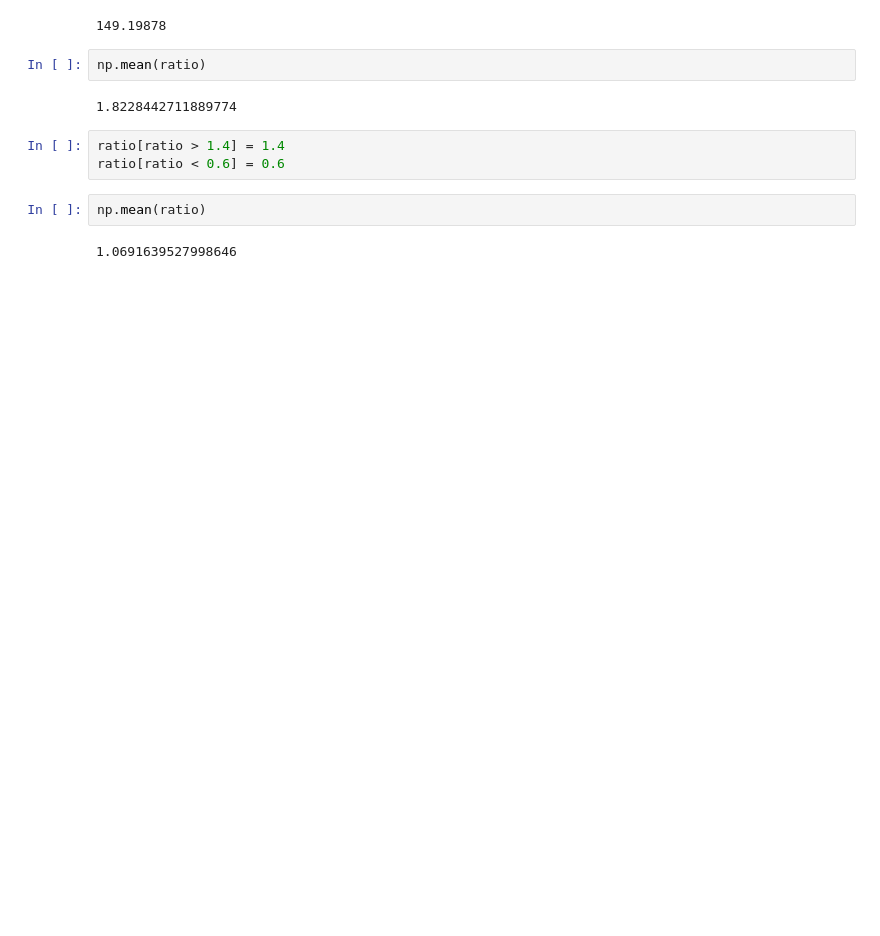
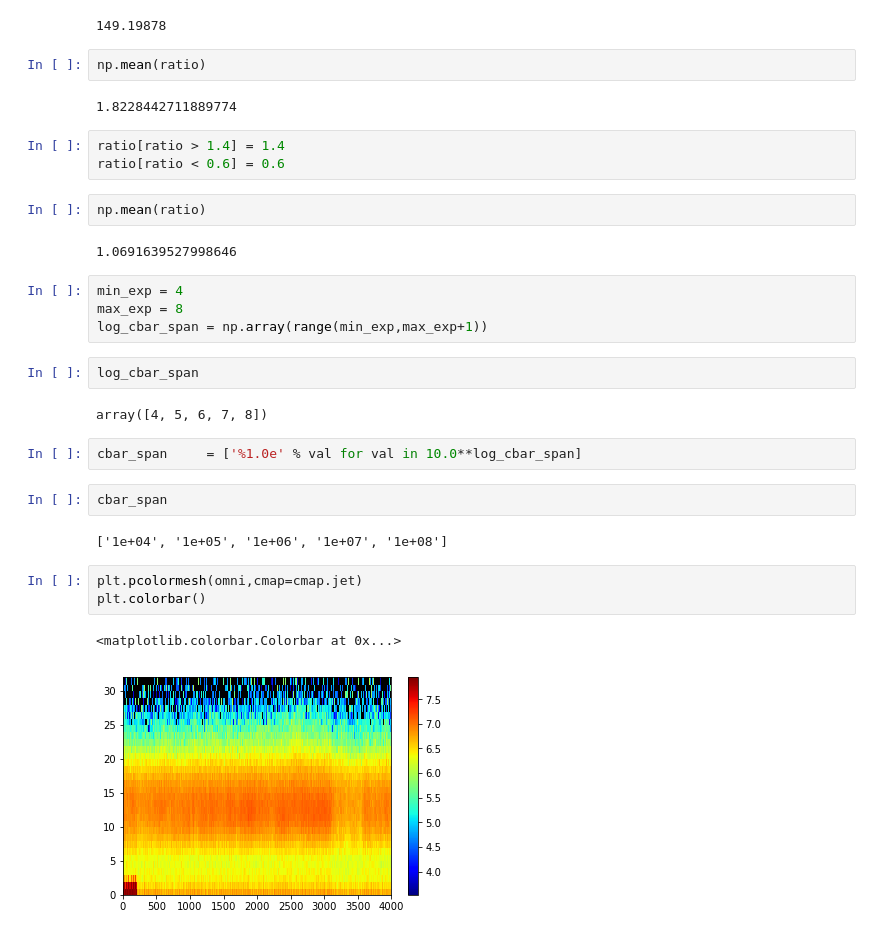
Before and after one commit to gravmath/PAD, a Jupyter notebook: Test New Framework.ipynb, the cells around one changed output. Cells and saved outputs as stored; diff of their text form; blank space fills up the shorter version.

Commit message:
More changes to grapher

```diff
--- a/Test New Framework.ipynb
+++ b/Test New Framework.ipynb
@@ -140,3 +151,23 @@ ratio[ratio < 0.6] = 0.6
 np.mean(ratio)
 # %% [output]
 1.0691639527998646
+# %%
+min_exp = 4
+max_exp = 8
+log_cbar_span = np.array(range(min_exp,max_exp+1))
+# %%
+log_cbar_span
+# %% [output]
+array([4, 5, 6, 7, 8])
+# %%
+cbar_span     = ['%1.0e' % val for val in 10.0**log_cbar_span]
+# %%
+cbar_span
+# %% [output]
+['1e+04', '1e+05', '1e+06', '1e+07', '1e+08']
+# %%
+plt.pcolormesh(omni,cmap=cmap.jet)
+plt.colorbar()
+# %% [output]
+<matplotlib.colorbar.Colorbar at 0x...>
+[figure, added]
```
Also changed, not shown: parts of 12 cells of this notebook, 3 other files.
